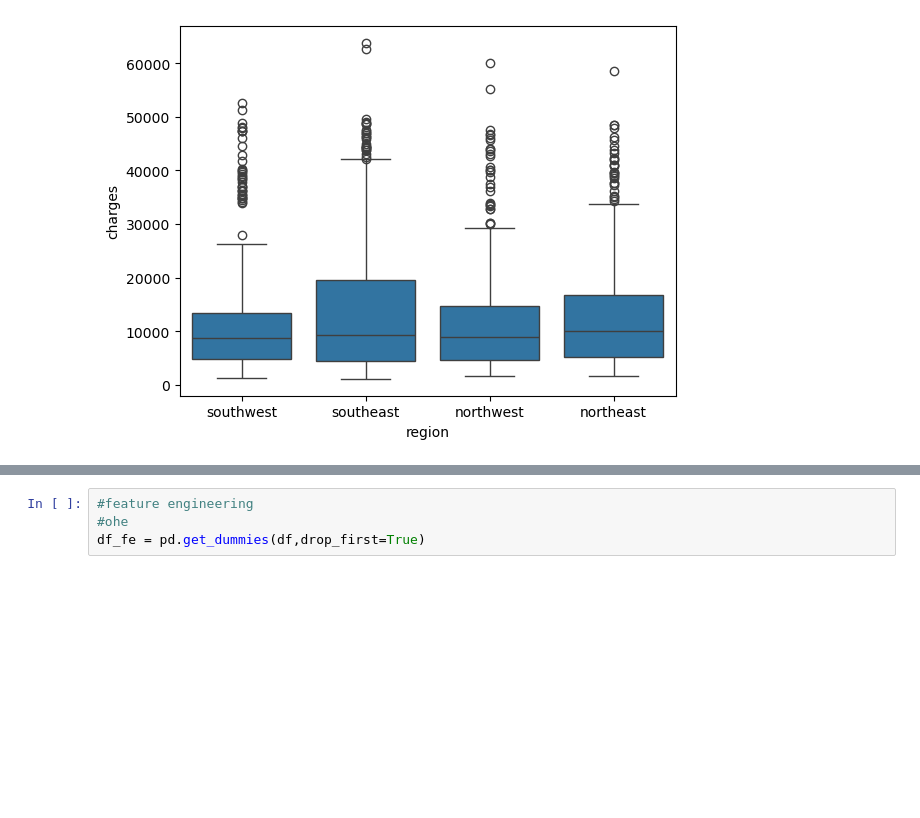
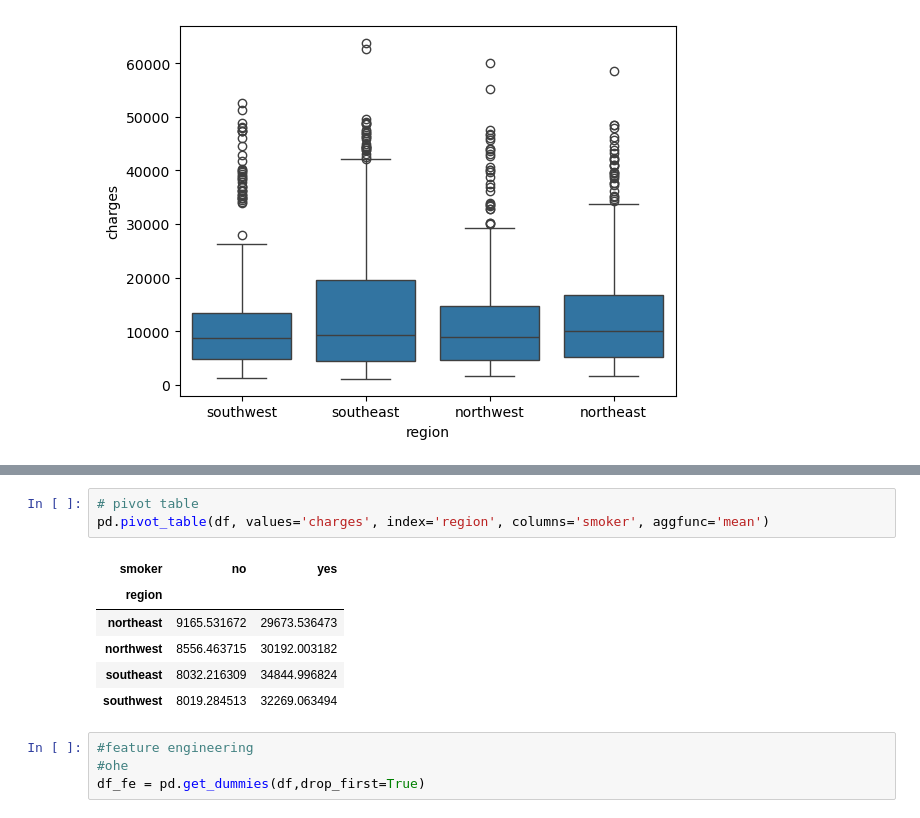
Before and after one commit to supremkc05/Medical-Insurance-Charges-predictor, a Jupyter notebook: medical-insurance-cost.ipynb, the cells around one changed output, grey strips where cells are left out. Drawn from its saved outputs; the diff is of its cells as text; blank space fills up the shorter version.

```diff
--- a/medical-insurance-cost.ipynb
+++ b/medical-insurance-cost.ipynb
@@ -94,3 +105,13 @@ sns.boxplot(x='region',y='charges',data=df)
+# %%
+# pivot table
+pd.pivot_table(df, values='charges', index='region', columns='smoker', aggfunc='mean')
+# %% [output]
+| smoker | no | yes |
+| region |  |  |
+| northeast | 9165.531672 | 29673.536473 |
+| northwest | 8556.463715 | 30192.003182 |
+| southeast | 8032.216309 | 34844.996824 |
+| southwest | 8019.284513 | 32269.063494 |
 # %%
 #feature engineering
 #ohe
```
Also changed, not shown: parts of 10 cells of this notebook, 1 other file.
